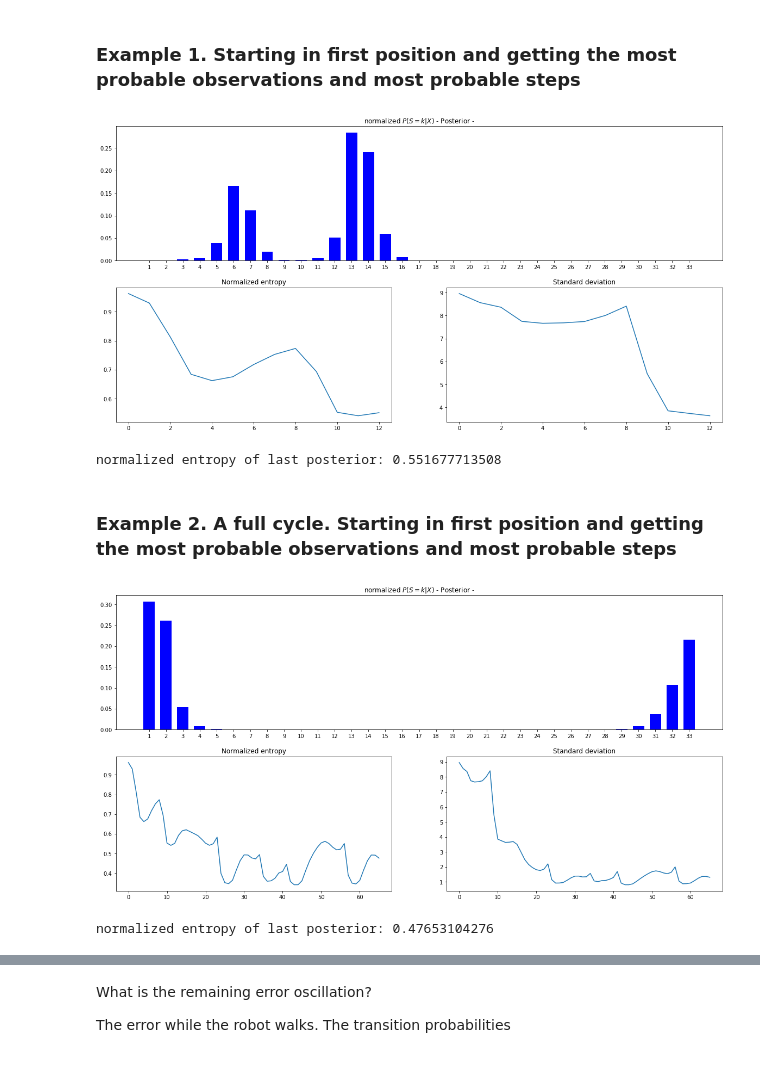
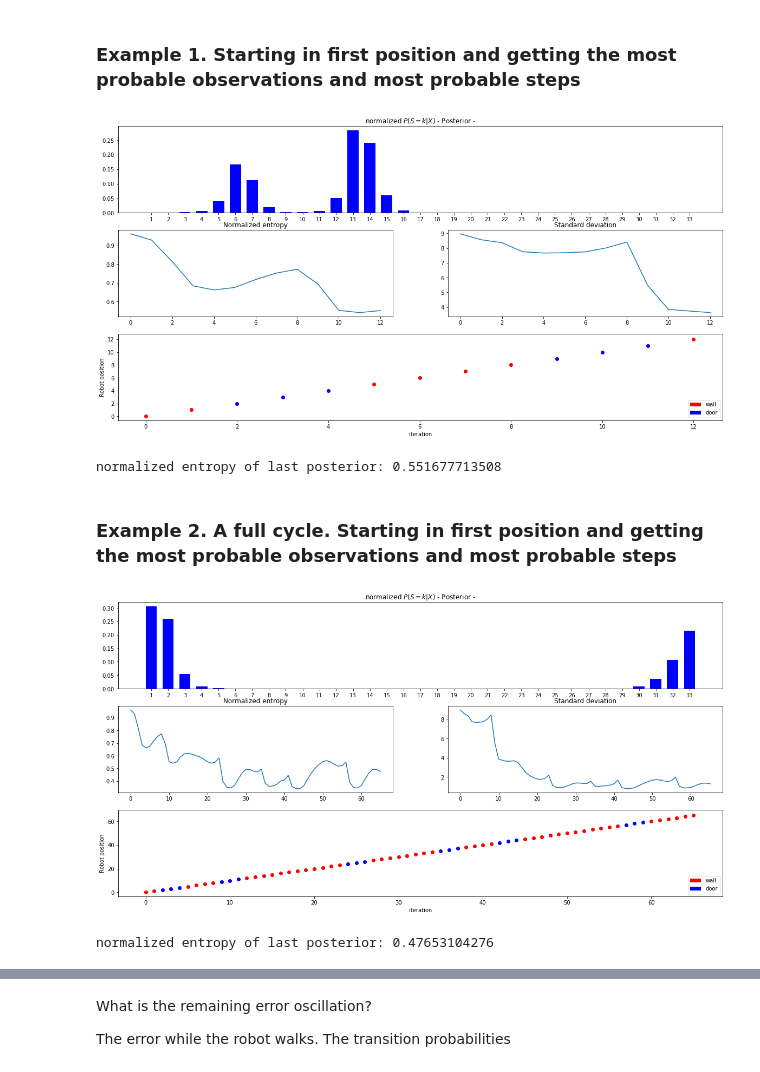
Before and after one commit to jganzabal/Kalman-as-Recursive-Bayesian-Estimation, a Jupyter notebook: 1_Histogram Filters.ipynb, the cells around one changed output, grey strips where cells are left out. Cells and saved outputs as stored; diff of their text form; code cells hidden in the pictures.

```diff
--- a/1_Histogram Filters.ipynb
+++ b/1_Histogram Filters.ipynb
@@ -422,22 +425,23 @@ def plot_histogram_entropy_std(measurements, transition, likelihood, prior, n_st
 # %%
 short_walk = ['wall', 'wall', 'door', 'door', 'door', 'wall', 'wall', 'wall', 'wall', 'door', 'door', 'door', 'wall']
 
-plot_histogram_entropy_std(short_walk, transition, likelihood, prior, n_steps = len(short_walk))
+plot_histogram_entropy_std(short_walk, transition, likelihood, prior, n_steps = len(short_walk), real_positions=range(len(short_walk)))
 # %% [output]
-[figure, old version]
+[figure, new version]
 normalized entropy of last posterior: 0.551677713508
 # %% [markdown]
 ### Example 2. A full cycle. Starting in first position and getting the most probable observations  and most probable steps
 # %%
 cicle = ['wall', 'wall', 'door', 'door', 'door', 'wall', 'wall', 'wall', 'wall', 'door', 'door',
          'door', 'wall', 'wall', 'wall', 'wall', 'wall', 'wall', 'wall', 'wall', 'wall', 'wall',
          'wall', 'wall', 'door', 'door', 'door', 'wall', 'wall', 'wall', 'wall', 'wall', 'wall',
          'wall', 'wall', 'door', 'door', 'door', 'wall', 'wall', 'wall', 'wall', 'door', 'door',
          'door', 'wall', 'wall', 'wall', 'wall', 'wall', 'wall', 'wall', 'wall', 'wall', 'wall',
          'wall', 'wall', 'door', 'door', 'door', 'wall', 'wall', 'wall', 'wall', 'wall', 'wall']
 
-plot_histogram_entropy_std(cicle, transition, likelihood, prior, n_steps = len(cicle))
+plot_histogram_entropy_std(cicle, transition, likelihood,
+                           prior, n_steps=len(cicle), real_positions=range(len(cicle)))
 # %% [output]
-[figure, old version]
+[figure, new version]
 normalized entropy of last posterior: 0.47653104276
 # %% [markdown]
```
Also changed, not shown: parts of 6 cells of this notebook, 1 other file.
